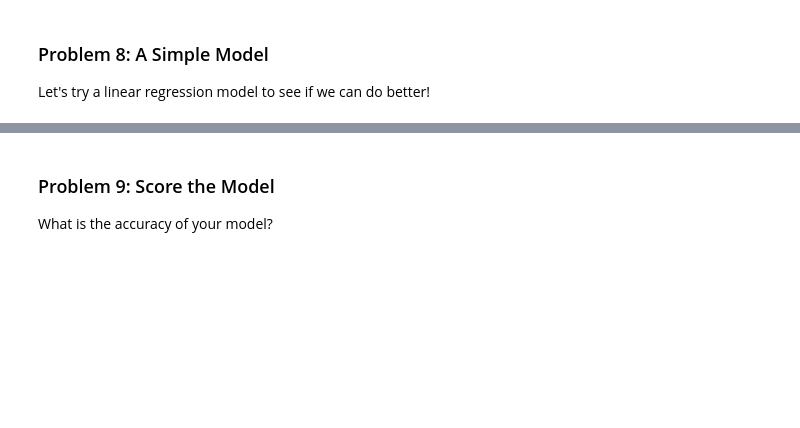
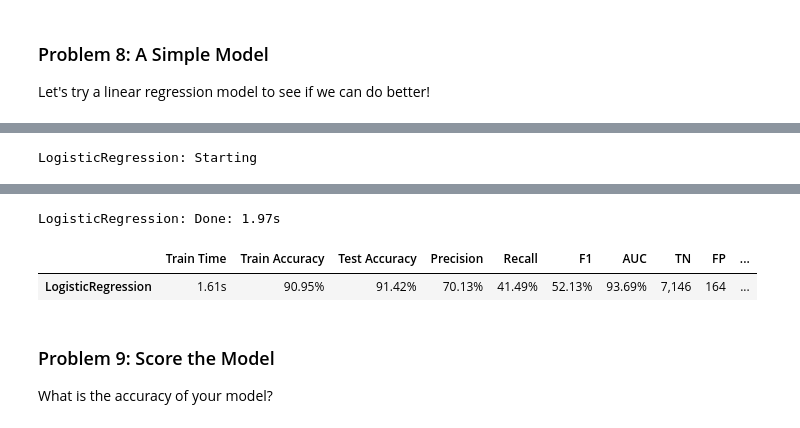
Before and after one commit to fazeelgm/UCB_ML_AI_PracticalApp_III, a Jupyter notebook: ClassifiersComparison-MarketingCampaigns.ipynb, the cells around one changed output, grey strips where cells are left out. Drawn from its saved outputs; the diff is of its cells as text; code cells hidden in the pictures; blank space fills up the shorter version.

```diff
--- a/ClassifiersComparison-MarketingCampaigns.ipynb
+++ b/ClassifiersComparison-MarketingCampaigns.ipynb
@@ -420,0 +503,11 @@ logging.debug(f'Done: LogisticRegression: {time_secs_to_msg(time.time()-start_ti
+# %%
+name = 'LogisticRegression'
+model = LogisticRegression()
+
+# Get metrics row for the report - will fit() and predict() to generate metrics
+results[name] = build_results_row(name, model, X_train_scaled, X_test_scaled, y_train, y_test)
+results_df = pd.DataFrame(results).T
+
+results_df.loc[name:][report_cols]
+# %% [output]
+LogisticRegression: Starting
@@ -421,3 +517,6 @@ logging.debug(f'Done: LogisticRegression: {time_secs_to_msg(time.time()-start_ti
+LogisticRegression: Done: 1.97s
+|  | Train Time | Train Accuracy | Test Accuracy | Precision | Recall | F1 | AUC | TN | FP | ... |
+| LogisticRegression | 1.61s | 90.95% | 91.42% | 70.13% | 41.49% | 52.13% | 93.69% | 7,146 | 164 | ... |
 # %% [markdown]
 ### Problem 9: Score the Model
 
```
Also changed, not shown: parts of 22 cells of this notebook, 1 other file.
